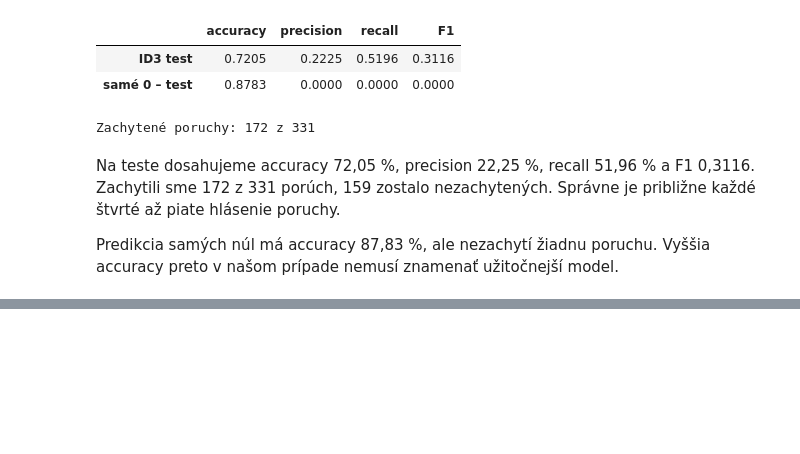
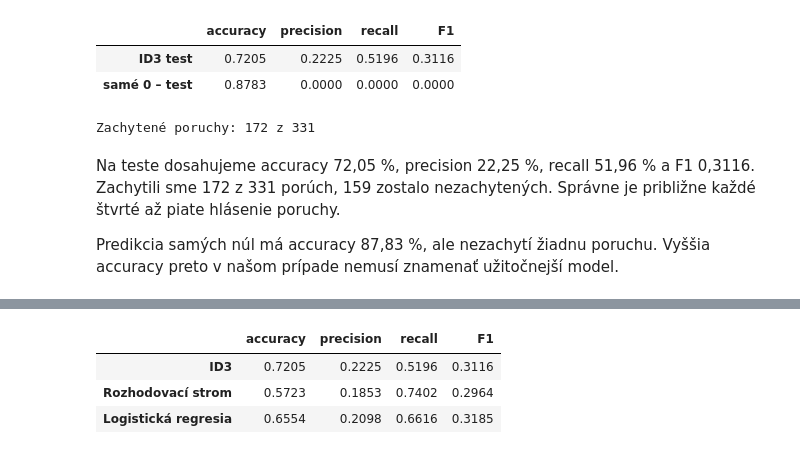
Before and after one commit to kavonada/IAU_zadanie, a Jupyter notebook: projekt.ipynb, the cells around one changed output, grey strips where cells are left out. Cells and saved outputs as stored; diff of their text form; code cells hidden in the pictures; blank space fills up the shorter version.

```diff
--- a/projekt.ipynb
+++ b/projekt.ipynb
@@ -2479,0 +2512,14 @@ Obmedzením stromu sme potlačili výrazné preučenie a nižším prahom umožn
+# %%
+logreg_32 = Pipeline([
+    ("scaler", StandardScaler()),
+    ("model", LogisticRegression(
+        C=1.0, class_weight="balanced", max_iter=1000, random_state=42
+    ))
+])
+logreg_32.fit(X_fit_prep_31, y_fit_31)
+
+logreg_validation_32 = pd.DataFrame({
+    "tréning": evaluate_id3(y_fit_31, logreg_32.predict(X_fit_prep_31)),
+    "validácia": evaluate_id3(y_val_31, logreg_32.predict(X_val_prep_31))
+}).T
+display(logreg_validation_32.round(4))
@@ -2479,0 +2538,26 @@ Obmedzením stromu sme potlačili výrazné preučenie a nižším prahom umožn
+# %%
+X_train_cont_32, _ = split_X_y(final_train_31)
+X_test_cont_32, _ = split_X_y(final_test_31)
+X_train_cont_32 = final_preprocess_31.transform(X_train_cont_32)[FEATURES_31]
+X_test_cont_32 = final_preprocess_31.transform(X_test_cont_32)[FEATURES_31]
+
+from sklearn.base import clone
+
+final_tree_32 = clone(tree_32).fit(X_train_cont_32, y_final_train_31)
+final_logreg_32 = clone(logreg_32).fit(X_train_cont_32, y_final_train_31)
+tree_predictions_32 = final_tree_32.predict(X_test_cont_32)
+logreg_predictions_32 = final_logreg_32.predict(X_test_cont_32)
+
+test_comparison_32 = pd.DataFrame({
+    "ID3": evaluate_id3(y_final_test_31, test_predictions_31),
+    "Rozhodovací strom": evaluate_id3(y_final_test_31, tree_predictions_32),
+    "Logistická regresia": evaluate_id3(y_final_test_31, logreg_predictions_32)
+}).T
+assert X_test_cont_32.index.equals(y_final_test_31.index)
+assert len(tree_predictions_32) == len(logreg_predictions_32) == len(test_predictions_31)
+display(test_comparison_32.round(4))
+# %% [output]
+|  | accuracy | precision | recall | F1 |
+| ID3 | 0.7205 | 0.2225 | 0.5196 | 0.3116 |
+| Rozhodovací strom | 0.5723 | 0.1853 | 0.7402 | 0.2964 |
+| Logistická regresia | 0.6554 | 0.2098 | 0.6616 | 0.3185 |
```
Also changed, not shown: parts of 14 cells of this notebook.
